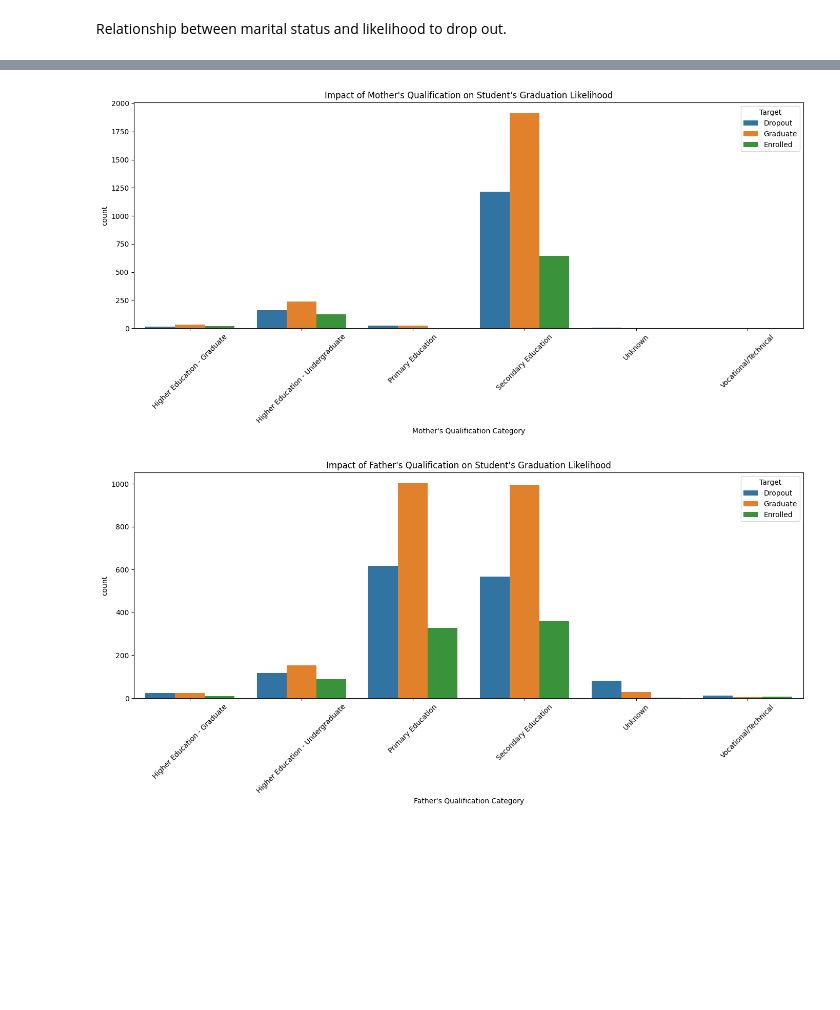
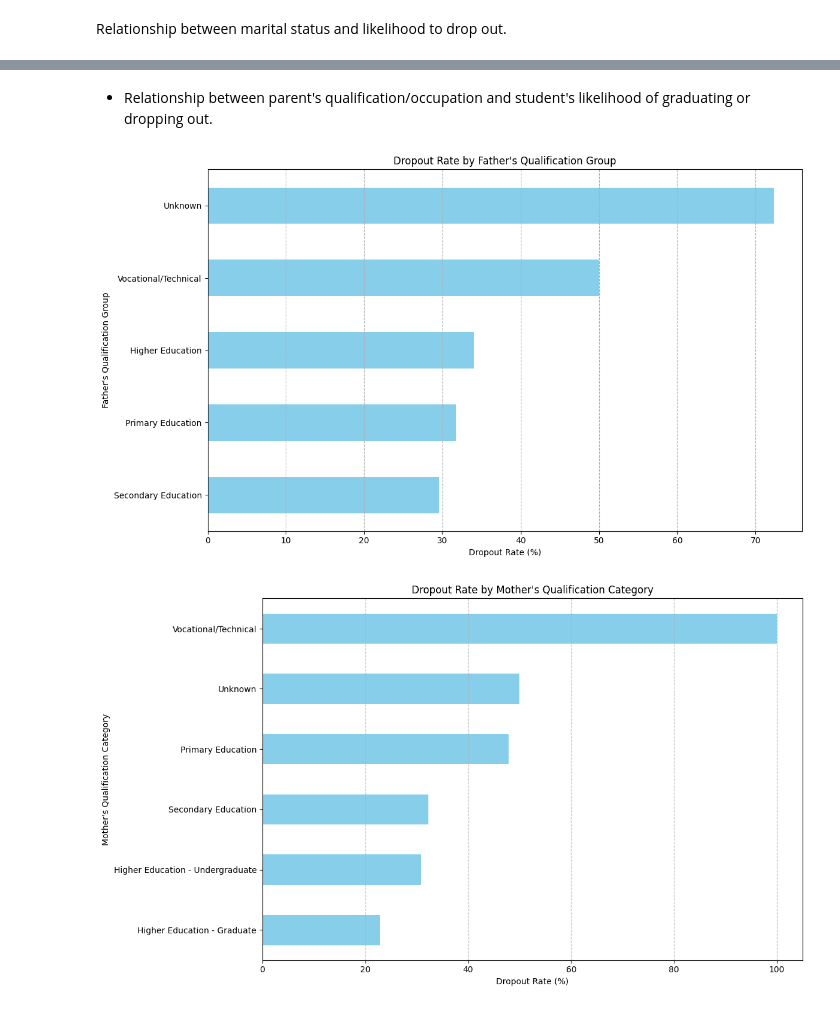
Before and after one commit to KANUBALAD/ML-Fairness-in-School-DropOut-, a Jupyter notebook: Notebooks/EDA of School Dropout Dataset.ipynb, the cells around one changed output, grey strips where cells are left out. Drawn from its saved outputs; the diff is of its cells as text; code cells hidden in the pictures; blank space fills up the shorter version.

```diff
--- a/Notebooks/EDA of School Dropout Dataset.ipynb
+++ b/Notebooks/EDA of School Dropout Dataset.ipynb
@@ -275,0 +323,2 @@ plt.show()
+# %% [markdown]
+- Relationship between parent's qualification/occupation and student's likelihood of graduating or dropping out.
@@ -276 +374,18 @@ plt.show()
+# %%
+# Group by the new category and get the count of 'Target' values
+dropout_counts = df_school[df_school['Target'] == 'Dropout'].groupby("Father's Qualification Group")['Target'].count()
+total_counts = df_school.groupby("Father's Qualification Group")['Target'].count()
+
+dropout_rates = (dropout_counts / total_counts) * 100
+# %%
+plt.figure(figsize=(12, 7))
+dropout_rates.sort_values().plot(kind='barh', color='skyblue')
+plt.xlabel('Dropout Rate (%)')
+plt.ylabel("Father's Qualification Group")
+plt.title("Dropout Rate by Father's Qualification Group")
+plt.grid(axis='x', linestyle='--')
+plt.tight_layout()
+plt.show()
+# %% [output]
+[figure, added]
 # %%
@@ -319,21 +393,0 @@ df_school["Father's Qualification Category"] = df_school["Father's qualification
-# %%
-# Plot for Mother's Qualification
-plt.figure(figsize=(14, 7))
-sns.countplot(data=df_school, x="Mother's Qualification Category", hue='Target',
-              order=sorted(df_school["Mother's Qualification Category"].unique()))
-plt.title("Impact of Mother's Qualification on Student's Graduation Likelihood")
-plt.xticks(rotation=45)
-plt.tight_layout()
-plt.show()
-
-# Plot for Father's Qualification
-plt.figure(figsize=(14, 7))
-sns.countplot(data=df_school, x="Father's Qualification Category", hue='Target',
-              order=sorted(df_school["Father's Qualification Category"].unique()))
-plt.title("Impact of Father's Qualification on Student's Graduation Likelihood")
-plt.xticks(rotation=45)
-plt.tight_layout()
-plt.show()
-# %% [output]
-[figure, removed]
-[figure, removed]
@@ -340,3 +400,14 @@ plt.show()
+# %%
+plt.figure(figsize=(12, 7))
+dropout_rates.sort_values().plot(kind='barh', color='skyblue')
+plt.xlabel('Dropout Rate (%)')
+plt.ylabel("Mother's Qualification Category")
+plt.title("Dropout Rate by Mother's Qualification Category")
+plt.grid(axis='x', linestyle='--')
+plt.tight_layout()
+plt.show()
+# %% [output]
+[figure, added]
 # %%
 from scipy.stats import chi2_contingency
 
```
Also changed, not shown: parts of 28 cells of this notebook.
